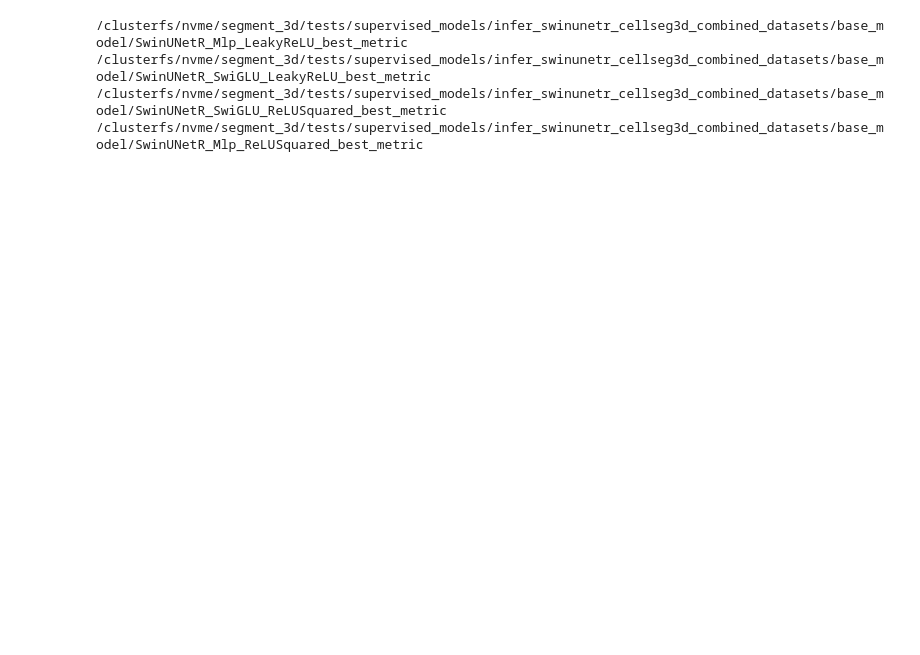
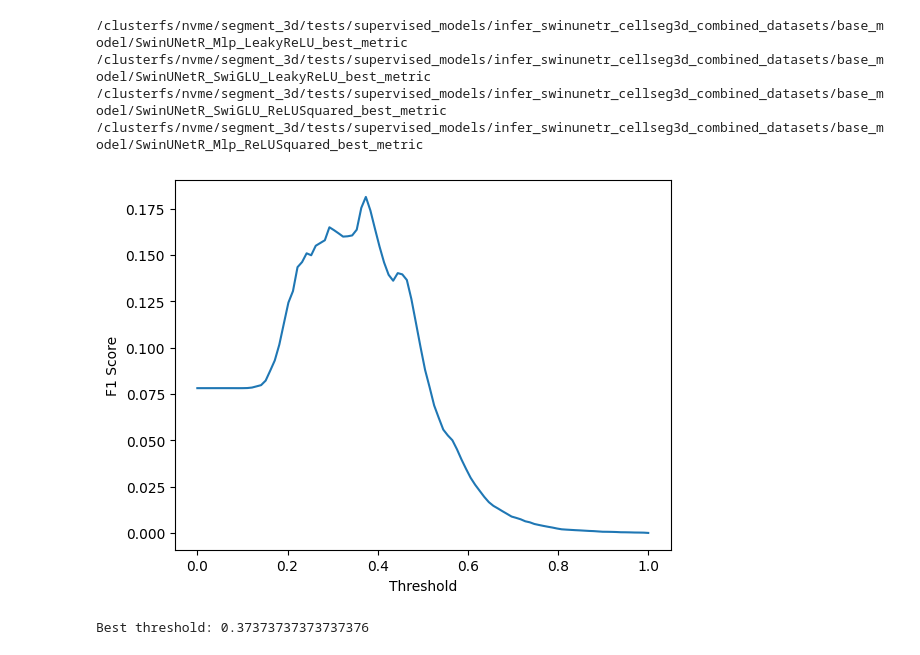
Before and after one commit to Panzax/segmentation_case_study, a Jupyter notebook: notebooks/inference_tests.ipynb, the cells around one changed output. Drawn from its saved outputs; the diff is of its cells as text; code cells hidden in the pictures; blank space fills up the shorter version.

```diff
--- a/notebooks/inference_tests.ipynb
+++ b/notebooks/inference_tests.ipynb
@@ -355,3 +370,37 @@ for checkpoint_dir in root_dir.iterdir():
 /clusterfs/nvme/segment_3d/tests/supervised_models/infer_swinunetr_cellseg3d_combined_datasets/base_model/SwinUNetR_SwiGLU_LeakyReLU_best_metric
 /clusterfs/nvme/segment_3d/tests/supervised_models/infer_swinunetr_cellseg3d_combined_datasets/base_model/SwinUNetR_SwiGLU_ReLUSquared_best_metric
 /clusterfs/nvme/segment_3d/tests/supervised_models/infer_swinunetr_cellseg3d_combined_datasets/base_model/SwinUNetR_Mlp_ReLUSquared_best_metric
+# %%
+# Running F1 score vs threshold
+import numpy as np
+from sklearn.metrics import f1_score
+from tifffile import imread
+from pathlib import Path
+
+# Load predictions and labels
+predictions = imread("/clusterfs/nvme/segment_3d/tests/supervised_models/infer_swinunetr_cellseg3d_mesoSPIM/base_model/SwinUNetR_SwiGLU_ReLUSquared_best_metric/c5image_SwinUNetR_SwiGLU_ReLUSquared_pred_1_2025_12_05_15_33_20.tif")
+labels = imread("/clusterfs/nvme/segment_3d/tests/datasets/CellSeg3D_mesoSPIM/val/labels/c5label.tif")
+semantic_labels = labels > 0
+# Calculate F1 score for each threshold
+thresholds = np.linspace(0, 1, 100)
+f1_scores = []
+
+for threshold in thresholds:
+    # Apply threshold to predictions
+    binary_predictions = (predictions > threshold).astype(np.uint8)
+
+    # Calculate F1 score
+    f1 = f1_score(semantic_labels.flatten(), binary_predictions.flatten())
+    f1_scores.append(f1)
+# %%
+# Plot F1 score vs threshold
+plt.plot(thresholds, f1_scores)
+plt.xlabel("Threshold")
+plt.ylabel("F1 Score")
+plt.show()
+
+best_threshold = thresholds[np.argmax(f1_scores)]
+print(f"Best threshold: {best_threshold}")
+# %% [output]
+[figure, added]
+Best threshold: 0.37373737373737376
```
Also changed, not shown: parts of 25 cells of this notebook, 11 other files.
